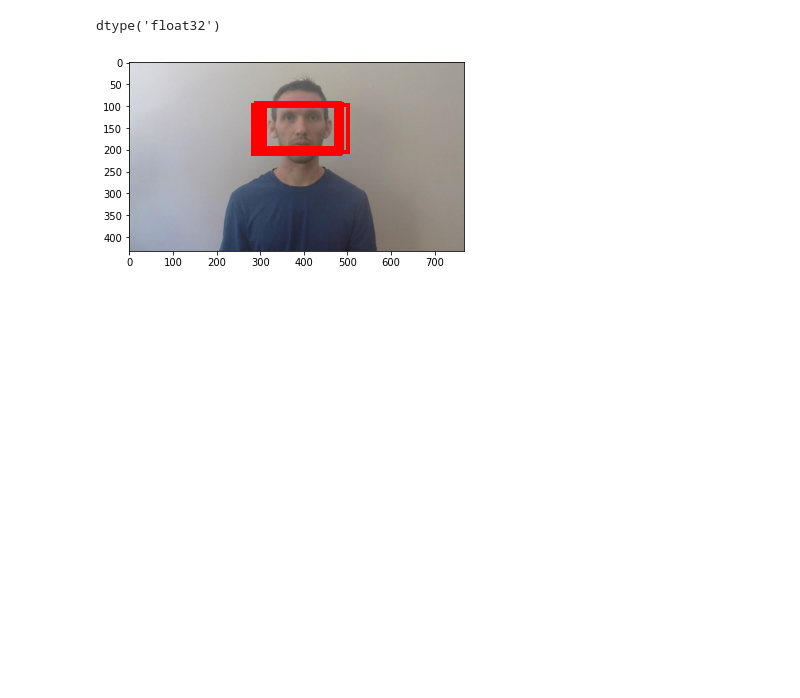
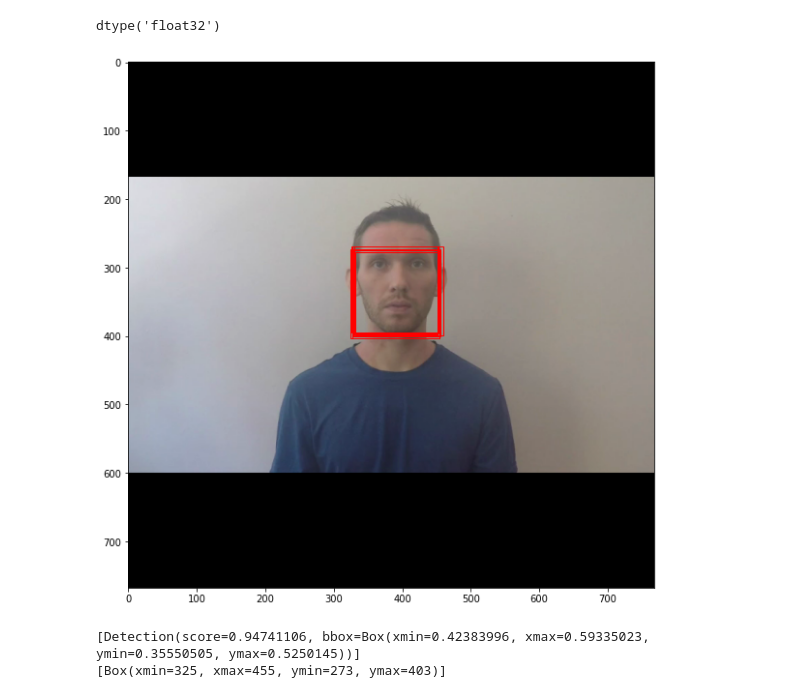
Before and after one commit to abhilb/mukham, a Jupyter notebook: scripts/BlazeFace.ipynb, the cells around one changed output. Saved outputs shown, nothing was run; the diff lists cells and outputs as text; code cells hidden in the pictures; blank space fills up the shorter version.

```diff
--- a/scripts/BlazeFace.ipynb
+++ b/scripts/BlazeFace.ipynb
@@ -34,6 +36,14 @@ with open(model_path, 'rb') as f:
         dtype_dict = {input_tensor: input_dtype}
     )
     target = "llvm"
+
+    desired_layouts = {'nn.conv2d': ['NCHW', 'default']}
+
+    # Convert the layout to NCHW
+    seq = tvm.transform.Sequential([relay.transform.RemoveUnusedFunctions(),
+                                    relay.transform.ConvertLayout(desired_layouts)])
+
     with transform.PassContext(opt_level=3):
+        mod = seq(mod)
         lib=relay.build(mod, target, params=params)
 # %% [output]
@@ -57,5 +67,5 @@ conv2d NHWC layout is not optimized for x86 with autotvm.
 # %%
-video_path = Path.cwd().parent / "build" / "demo1.mp4"
+video_path = Path.cwd().parent / "assets" / "head-pose-face-detection-male.mp4"
 video_path.exists()
 # %% [output]
 True
@@ -64,8 +76,19 @@ reader = imageio.get_reader(str(video_path))
 # %%
 image_data = None
+
+def resize_img(img):
+    pil_img = Image.fromarray(img)
+    pil_img = pil_img.resize((128, 128), Image.BILINEAR)
+    return np.asarray(pil_img)
+
 for frame in reader:
-    image_data = cv2.resize(frame, (128, 128))
-    image_data = image_data * 1.0 / 255.0
+    imageio.imwrite("face_detect.bmp", frame)
+    r, c, _ = frame.shape
+    padx, pady = ((r-c)//2, 0) if r > c else (0, (c - r)//2)
+    frame = cv2.copyMakeBorder(frame, pady, pady, padx, padx, cv2.BORDER_CONSTANT, None, 0)
+    image_data = resize_img(frame)
+    image_data = image_data * 1.0 / 127.5
+    image_data += (-1.0)
     image_data = image_data.astype(np.float32)
     break
 image_data.shape, image_data.dtype
@@ -81,6 +104,7 @@ image_data.shape
 # %% [output]
 (1, 128, 128, 3)
 # %%
-plt.imshow(np.squeeze(image_data))
+_, ax = plt.subplots(1)
+ax.imshow(np.squeeze(image_data))
 plt.show()
 # %% [output]
@@ -198,20 +227,22 @@ filtered_boxes.dtype
 # %% [output]
 dtype('float32')
 # %%
+plt.figure(figsize=(10,10))
 plt.imshow(frame)
+dr, dc, _ = frame.shape
 for bb in filtered_boxes:
-    x1 = int(bb[0][0] * frame.shape[1])
-    y1 = int(bb[0][1] * frame.shape[0])
+    x1 = int(bb[0][0] * dc)
+    y1 = int(bb[0][1] * dr)
 
-    x2 = int(bb[1][0] * frame.shape[1])
-    y2 = int(bb[1][1] * frame.shape[0])
+    x2 = int(bb[1][0] * dc)
+    y2 = int(bb[1][1] * dr)
 
     w = int(abs(x1 - x2))
     h = int(abs(y1 - y2))
     plt.gca().add_patch(Rectangle((x1,y1), w, h,
                         edgecolor='red',
                         facecolor='none',
-                        lw=4))
+                        lw=1))
 plt.show()
 # %% [output]
-[figure, old version]
+[figure, new version]
@@ -217,0 +335,14 @@ plt.show()
+# %%
+output = nms(filtered_boxes, filtered_scores)
+
+dr, dc, _ = frame.shape
+print(output)
+
+output = [Box(int(b.xmin * dc),
+              int(b.xmax * dc),
+              int(b.ymin * dr),
+              int(b.ymax * dr)) for _,b in output]
+print(output)
+# %% [output]
+[Detection(score=0.94741106, bbox=Box(xmin=0.42383996, xmax=0.59335023, ymin=0.35550505, ymax=0.5250145))]
+[Box(xmin=325, xmax=455, ymin=273, ymax=403)]
```
Also changed, not shown: parts of 13 cells of this notebook.
